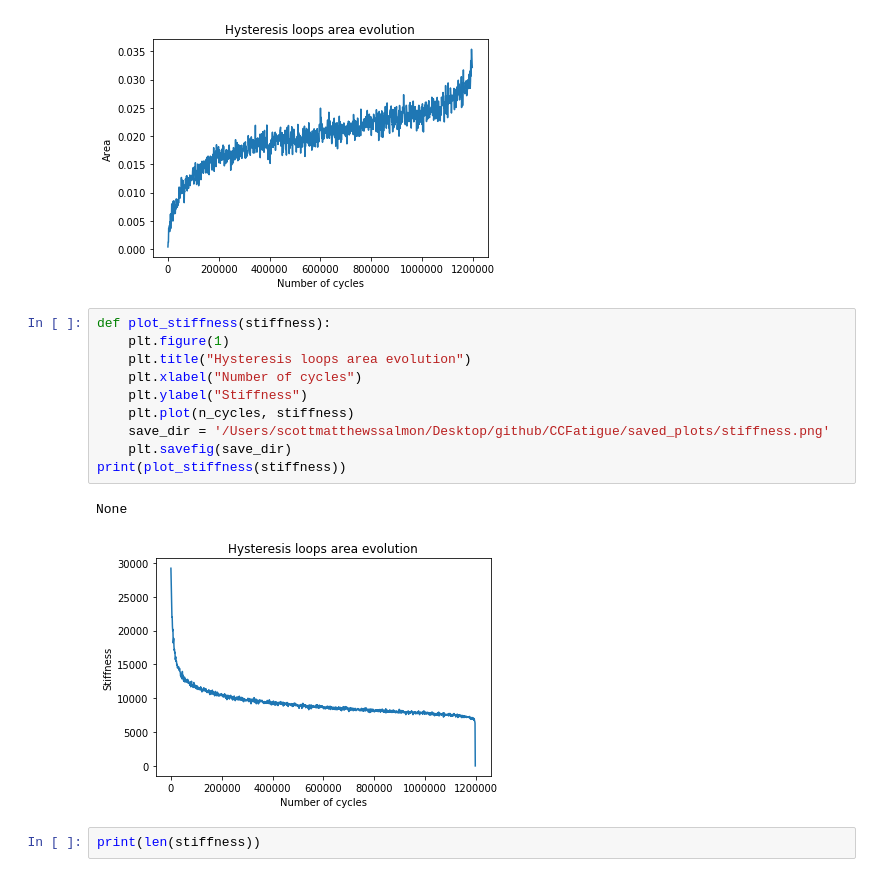
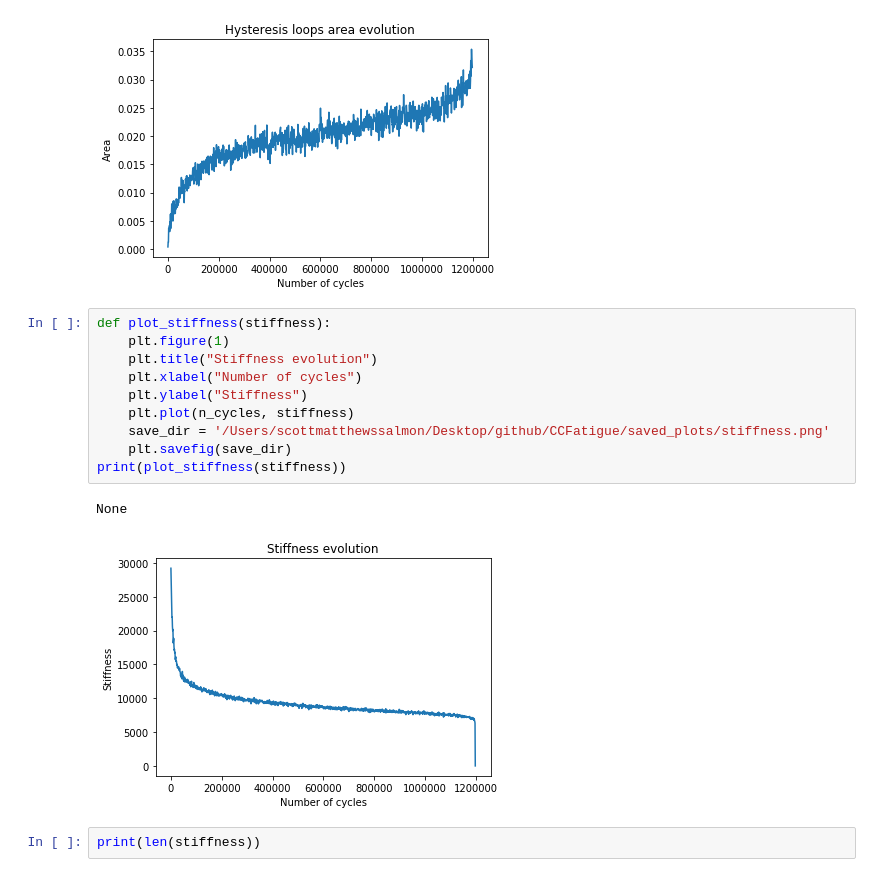
Before and after one commit to EPFL-ENAC/CCFatiguePlatform, a Jupyter notebook: Plots/Plotting.ipynb, the cells around one changed output. Saved outputs shown, nothing was run; the diff lists cells and outputs as text.

```diff
--- a/Plots/Plotting.ipynb
+++ b/Plots/Plotting.ipynb
@@ -123,16 +123,16 @@ None
 # %%
 def plot_stiffness(stiffness):
     plt.figure(1)
-    plt.title("Hysteresis loops area evolution")
+    plt.title("Stiffness evolution")
     plt.xlabel("Number of cycles")
     plt.ylabel("Stiffness")
     plt.plot(n_cycles, stiffness)
     save_dir = '/Users/scottmatthewssalmon/Desktop/github/CCFatigue/saved_plots/stiffness.png'
     plt.savefig(save_dir)
 print(plot_stiffness(stiffness))
 # %% [output]
 None
-[figure, old version]
+[figure, new version]
 # %%
 print(len(stiffness))
 # %% [output]
```
Also changed, not shown: 1 other file.
